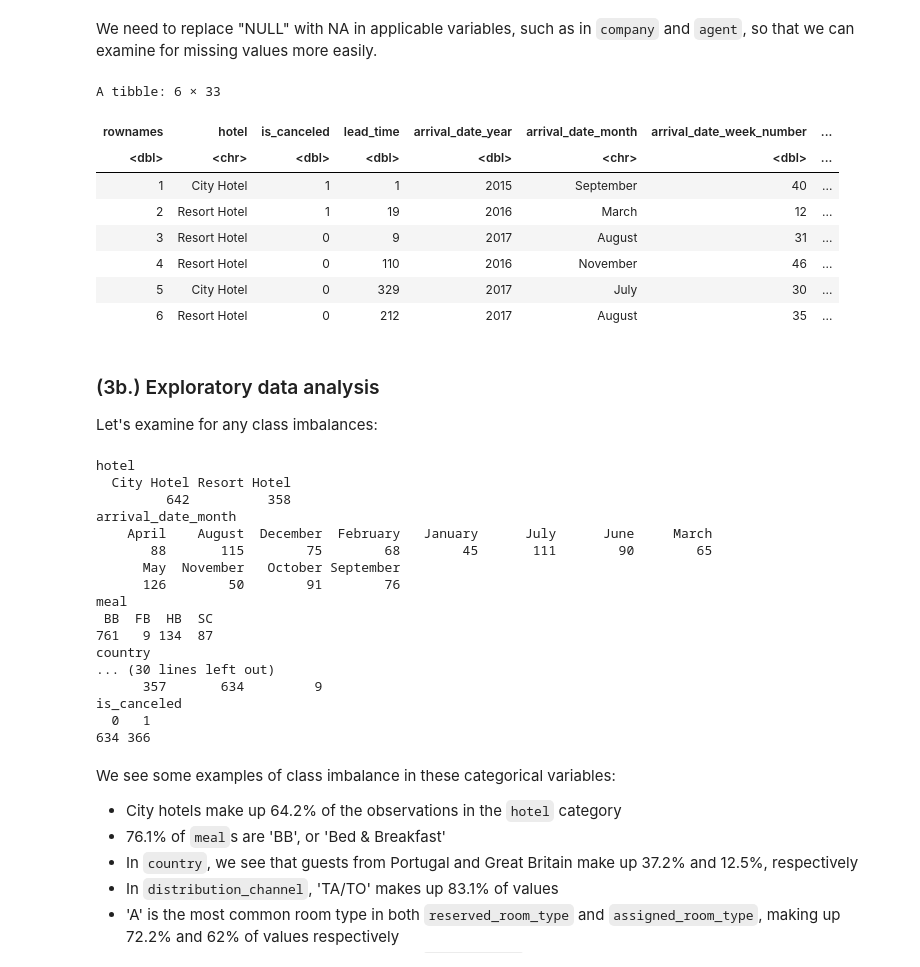
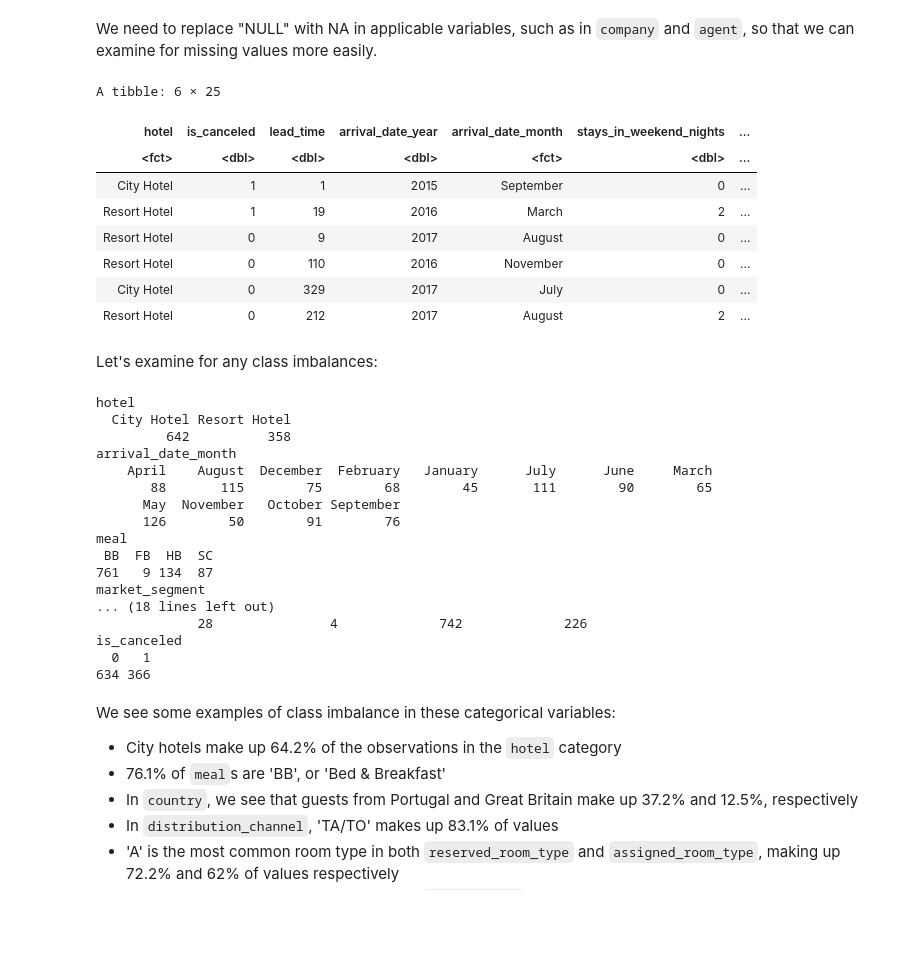
Before and after one commit to karenzli/stat301-final-project, a Jupyter notebook: final_report.ipynb, the cells around one changed output. Cells and saved outputs as stored; diff of their text form; code cells hidden in the pictures; blank space fills up the shorter version.

```diff
--- a/final_report.ipynb
+++ b/final_report.ipynb
@@ -87,26 +106,48 @@ We need to replace "NULL" with NA in applicable variables, such as in `company`
 # %%
 # fix null values
 
 hotel_bookings$meal <- revalue(hotel_bookings$meal, c("Undefined"=NA))
 hotel_bookings$company <- revalue(hotel_bookings$company, c("NULL"=NA))
 hotel_bookings$agent <- revalue(hotel_bookings$agent, c("NULL"=NA))
+
+hotel_bookings$rownames <- NULL
+hotel_bookings$hotel <- as.factor(hotel_bookings$hotel)
+hotel_bookings$arrival_date_month <- as.factor(hotel_bookings$arrival_date_month)
+hotel_bookings$meal <- as.factor(hotel_bookings$meal)
+hotel_bookings$country <- as.factor(hotel_bookings$country)
+hotel_bookings$market_segment <- as.factor(hotel_bookings$market_segment)
+hotel_bookings$distribution_channel <- as.factor(hotel_bookings$distribution_channel)
+hotel_bookings$reserved_room_type <- as.factor(hotel_bookings$reserved_room_type)
+hotel_bookings$assigned_room_type <- as.factor(hotel_bookings$assigned_room_type)
+hotel_bookings$deposit_type <- as.factor(hotel_bookings$deposit_type)
+hotel_bookings$agent <- as.factor(hotel_bookings$agent)
+hotel_bookings$company <- as.factor(hotel_bookings$company)
+hotel_bookings$customer_type <- as.factor(hotel_bookings$customer_type)
+hotel_bookings$arrival_date_week_number <- NULL
+hotel_bookings$arrival_date_day_of_month <- NULL
+hotel_bookings$agent <- NULL
+hotel_bookings$company <- NULL
+hotel_bookings$country <- NULL
+
+hotel_bookings$reservation_status <- NULL
+hotel_bookings$reservation_status_date <- NULL
+#
 head(hotel_bookings)
 # %% [output]
-A tibble: 6 × 33
+A tibble: 6 × 25
-| rownames | hotel | is_canceled | lead_time | arrival_date_year | arrival_date_month | arrival_date_week_number | ... |
-| <dbl> | <chr> | <dbl> | <dbl> | <dbl> | <chr> | <dbl> | ... |
-| 1 | City Hotel | 1 | 1 | 2015 | September | 40 | ... |
-| 2 | Resort Hotel | 1 | 19 | 2016 | March | 12 | ... |
-| 3 | Resort Hotel | 0 | 9 | 2017 | August | 31 | ... |
-| 4 | Resort Hotel | 0 | 110 | 2016 | November | 46 | ... |
-| 5 | City Hotel | 0 | 329 | 2017 | July | 30 | ... |
-| 6 | Resort Hotel | 0 | 212 | 2017 | August | 35 | ... |
+| hotel | is_canceled | lead_time | arrival_date_year | arrival_date_month | stays_in_weekend_nights | ... |
+| <fct> | <dbl> | <dbl> | <dbl> | <fct> | <dbl> | ... |
+| City Hotel | 1 | 1 | 2015 | September | 0 | ... |
+| Resort Hotel | 1 | 19 | 2016 | March | 2 | ... |
+| Resort Hotel | 0 | 9 | 2017 | August | 0 | ... |
+| Resort Hotel | 0 | 110 | 2016 | November | 0 | ... |
+| City Hotel | 0 | 329 | 2017 | July | 0 | ... |
+| Resort Hotel | 0 | 212 | 2017 | August | 2 | ... |
 # %% [markdown]
-### (3b.) Exploratory data analysis
 Let's examine for any class imbalances:
 # %%
-categorical_cols <- c("hotel", "arrival_date_month", "meal", "country", "market_segment", "distribution_channel",
-                      "reserved_room_type", "assigned_room_type", "deposit_type", "customer_type", "reservation_status", "is_canceled")
+categorical_cols <- c("hotel", "arrival_date_month", "meal", "market_segment", "distribution_channel",
+                      "reserved_room_type", "assigned_room_type", "deposit_type", "customer_type", "is_canceled")
 
 
 for (c in categorical_cols) {
@@ -124,9 +165,9 @@ arrival_date_month
 meal
  BB  FB  HB  SC
 761   9 134  87
-country
-... (30 lines left out)
-      357       634         9
+market_segment
+... (18 lines left out)
+             28               4             742             226
 is_canceled
   0   1
 634 366
```
Also changed, not shown: parts of 11 cells of this notebook.
